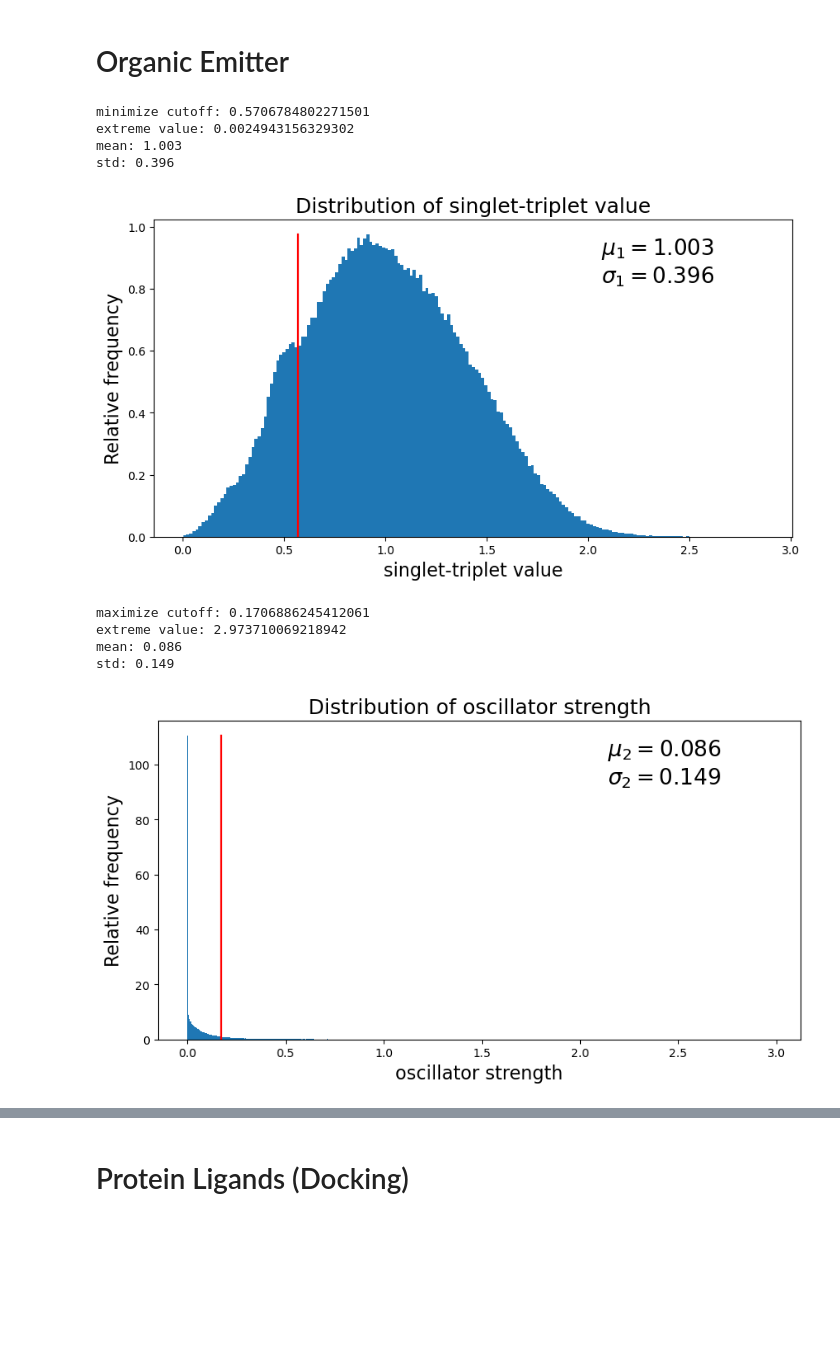
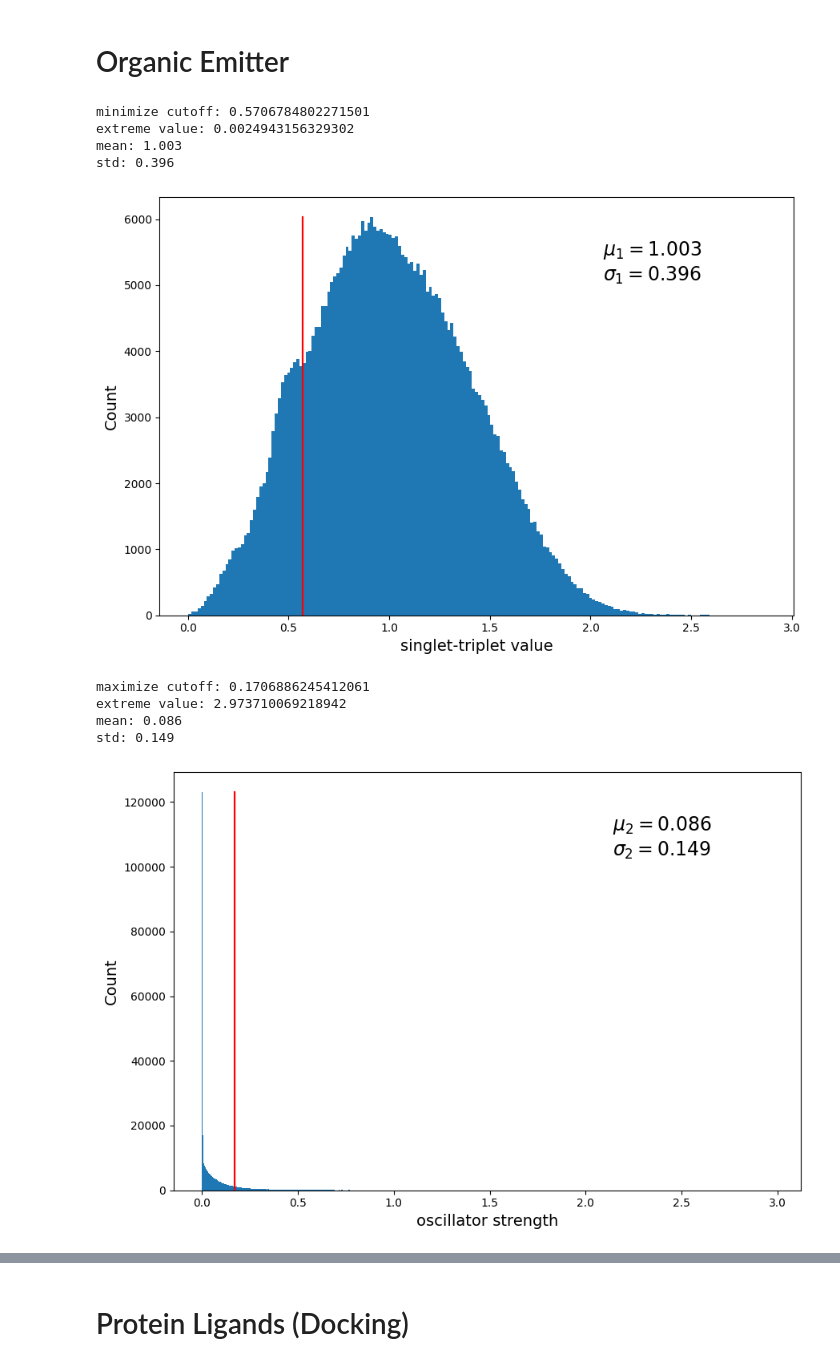
Before and after one commit to Lung-Yi/uncmoo, a Jupyter notebook: cal_target_weights.ipynb, the cells around one changed output, grey strips where cells are left out. Saved outputs shown, nothing was run; the diff lists cells and outputs as text; code cells hidden in the pictures; blank space fills up the shorter version.

```diff
--- a/cal_target_weights.ipynb
+++ b/cal_target_weights.ipynb
@@ -4,7 +4,8 @@ import matplotlib.pyplot as plt
 import numpy as np
 import os
 
-def create_plot(data_path, target_columns, objective_columns, elite_ratio, save_dir, figsize=(7,7), fontsize=14):
+def create_plot(data_path, target_columns, objective_columns, elite_ratio, save_dir, figsize=(9,6), fontsize=14):
+    rename_dict = {"activation_energy": "activation energy", "reaction_energy": "reaction energy"}
     os.makedirs(save_dir, exist_ok=True)
     data = pd.read_csv(data_path)
     target_scaler_dict = {}
@@ -24,23 +25,31 @@ def create_plot(data_path, target_columns, objective_columns, elite_ratio, save_
         print("mean:", mean)
         print("std:", std)
         plt.figure(figsize=figsize)
-        n, _, _ = plt.hist(data[target], bins='auto',density=True)#weights=np.zeros_like(data[target]) + 1. / data[target].size)
-        plt.xlabel(target, fontsize=fontsize)
-        plt.ylabel('Relative frequency', fontsize=fontsize)
-        plt.title('Distribution of {}'.format(target), fontsize=fontsize+2)
+        n, _, _ = plt.hist(data[target], bins='auto',density=False)#weights=np.zeros_like(data[target]) + 1. / data[target].size)
+        if target == "abs_diff_vee":
+            plt.xlabel("absolute difference of \nvertical excitation energy", fontsize=fontsize)
+        else:
+            if rename_dict.get(target):
+                plt.xlabel(rename_dict.get(target), fontsize=fontsize)
+            else:
+                plt.xlabel(target, fontsize=fontsize)
+        plt.ylabel('Count', fontsize=fontsize)
+        # plt.title('Distribution of {}'.format(target), fontsize=fontsize+2)
         plt.text(0.7, 0.8, r'$\mu_{} = {}$'.format(i+1, mean)+'\n'+r'$\sigma_{} = {}$'.format(i+1,std),
                  transform=plt.gca().transAxes, fontsize=fontsize+3)
         x_start, y_start = cutoff, 0  # 起点坐标
         x_end, y_end = cutoff, max(n)     # 终点坐标
 
         # 画直线
-        plt.plot([x_start, x_end], [y_start, y_end], linewidth=1.6, color="red")
+        if "score" not in target:
+            plt.plot([x_start, x_end], [y_start, y_end], linewidth=1.6, color="red")
 
         # 添加文字说明
         # text_x = x_start + 1  # 文字 x 坐标位置为起点和终点 x 坐标的中点
         # text_y = y_end   # 文字 y 坐标位置为起点和终点 y 坐标的中点
         # text = "Cutoff = {:.2f}".format(cutoff)                    # 文字说明内容
         # plt.text(text_x, text_y, text, ha='center', va='center')
+        plt.tight_layout()
         plt.savefig(os.path.join(save_dir, target+".svg"), format="svg")
         plt.show()
     return target_scaler_dict
@@ -59,6 +68,8 @@ def sort_save_dataset(data_path, target_scaler_dict):
     data['normalized_scores'] = normalized_scores
     data.to_csv(data_path.replace(".csv", "_normalized.csv"), index=False)
     return data
+
+overall_data = pd.DataFrame()
 # %% [markdown]
 ## HCE simple benchmark
 # %%
@@ -110,24 +121,27 @@ std: 4.302
 # %%
 data_path = "./Tartarus/datasets/gdb13.csv"
 save_dir = "figures/cutoffs/organic_emitter"
 target_columns = ["singlet-triplet value", "oscillator strength", "abs_diff_vee"]
 objective_columns = ["minimize", "maximize", "minimize"]
 elite_ratio = 0.15
 
 os.makedirs(save_dir, exist_ok=True)
 target_scaler_dict = create_plot(data_path, target_columns, objective_columns, elite_ratio, save_dir)
 data = sort_save_dataset(data_path, target_scaler_dict)
+
+for target in target_columns:
+    overall_data[target] = data[target]
 # %% [output]
 minimize cutoff: 0.5706784802271501
 extreme value: 0.0024943156329302
 mean: 1.003
 std: 0.396
-[figure, old version]
+[figure, new version]
 maximize cutoff: 0.1706886245412061
 extreme value: 2.973710069218942
 mean: 0.086
 std: 0.149
-[figure, old version]
+[figure, new version]
 minimize cutoff: 1.6152380324036877
 extreme value: 0.0573487791921924
 mean: 2.688
```
Also changed, not shown: parts of 8 cells of this notebook, 47 other files.
